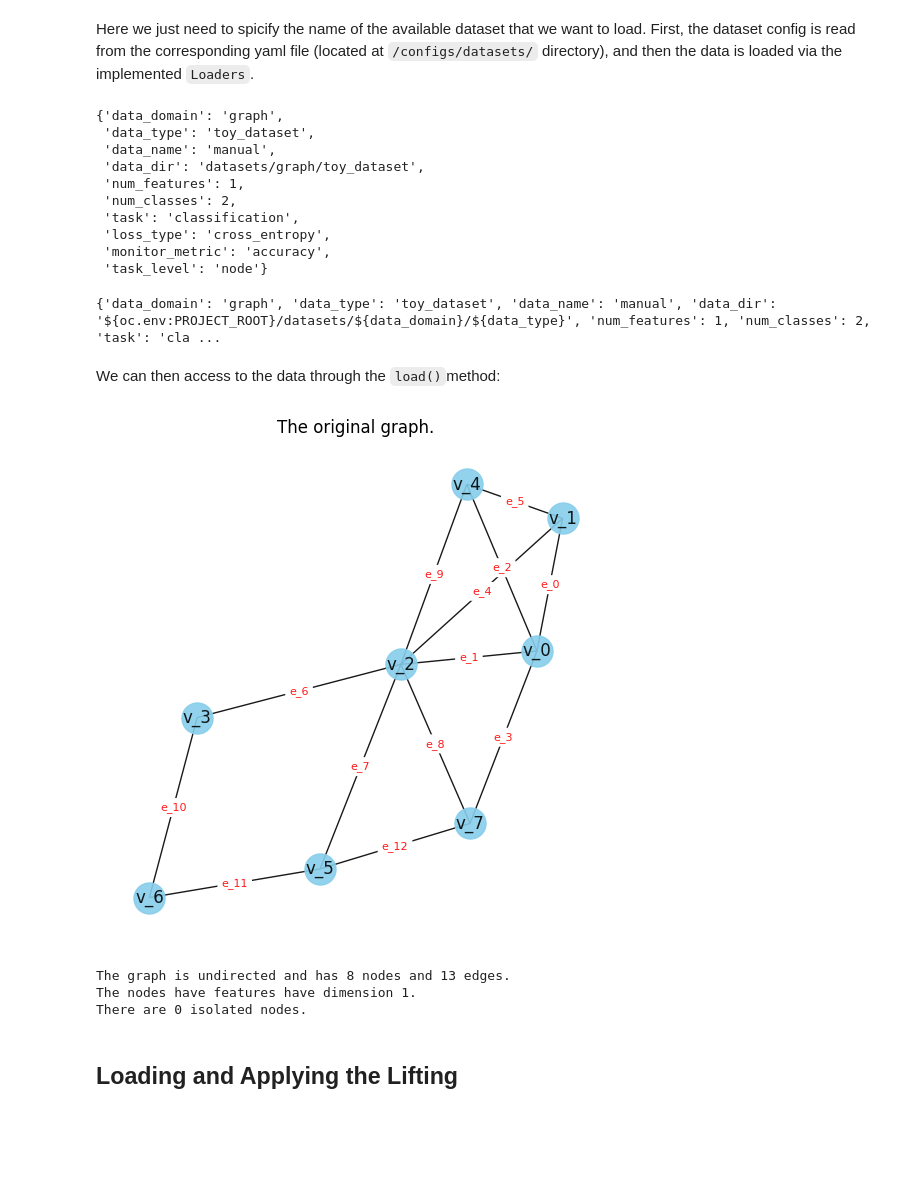
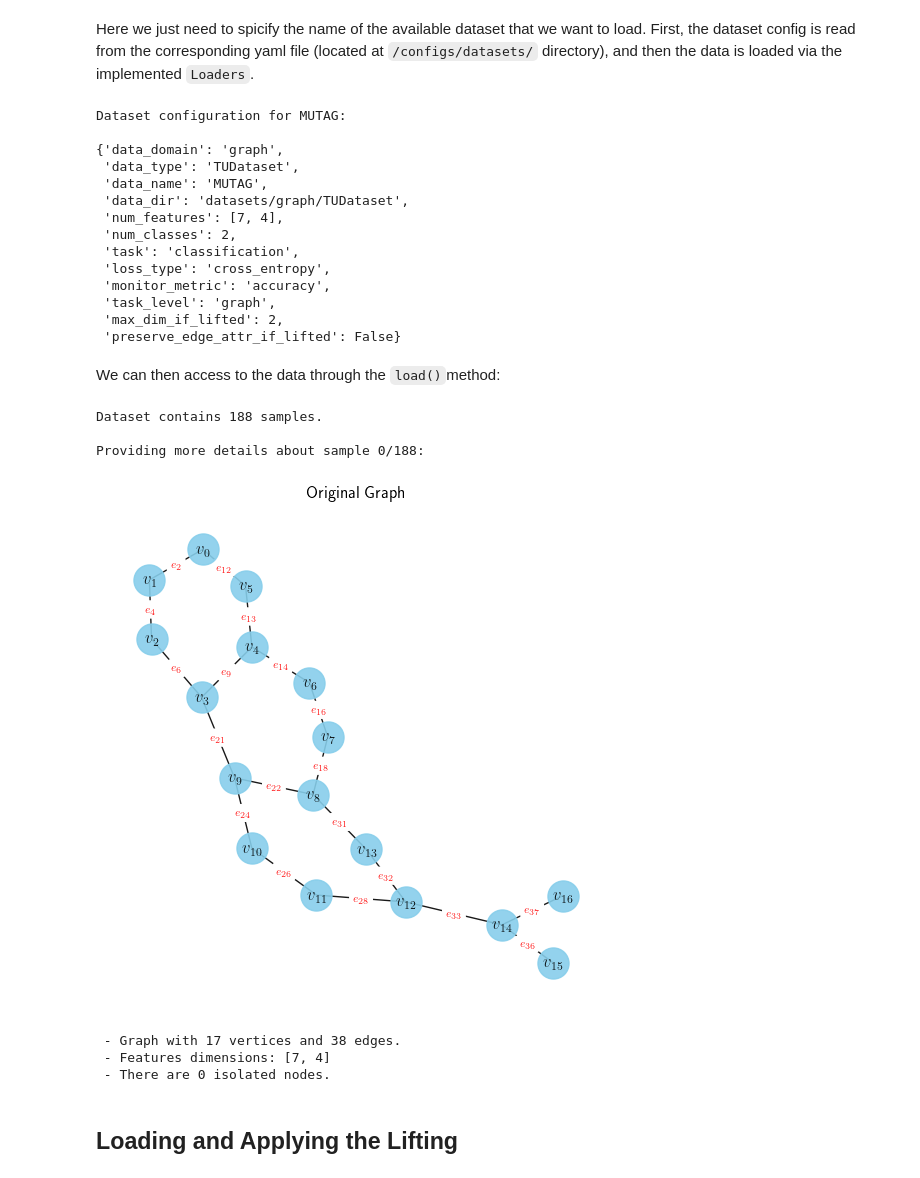
Before and after one commit to pyt-team/challenge-icml-2024, a Jupyter notebook: tutorials/graph2cell/cycle_lifting.ipynb, the cells around one changed output. Drawn from its saved outputs; the diff is of its cells as text; code cells hidden in the pictures; blank space fills up the shorter version.

```diff
--- a/tutorials/graph2cell/cycle_lifting.ipynb
+++ b/tutorials/graph2cell/cycle_lifting.ipynb
@@ -47,49 +43,37 @@ The autoreload extension is already loaded. To reload it, use:
 # %% [markdown]
 Here we just need to spicify the name of the available dataset that we want to load. First, the dataset config is read from the corresponding yaml file (located at `/configs/datasets/` directory), and then the data is loaded via the implemented `Loaders`.
 # %%
-dataset_name = "manual_dataset"
-
+dataset_name = "MUTAG"
 dataset_config = load_dataset_config(dataset_name)
-dataset = GraphLoader(dataset_config)
+loader = GraphLoader(dataset_config)
 # %% [output]
+Dataset configuration for MUTAG:
+
 {'data_domain': 'graph',
- 'data_type': 'toy_dataset',
- 'data_name': 'manual',
- 'data_dir': 'datasets/graph/toy_dataset',
- 'num_features': 1,
+ 'data_type': 'TUDataset',
+ 'data_name': 'MUTAG',
+ 'data_dir': 'datasets/graph/TUDataset',
+ 'num_features': [7, 4],
  'num_classes': 2,
  'task': 'classification',
  'loss_type': 'cross_entropy',
  'monitor_metric': 'accuracy',
- 'task_level': 'node'}
+ 'task_level': 'graph',
+ 'max_dim_if_lifted': 2,
+ 'preserve_edge_attr_if_lifted': False}
-# %%
-dataset_config
-# %% [output]
-{'data_domain': 'graph', 'data_type': 'toy_dataset', 'data_name': 'manual', 'data_dir': '${oc.env:PROJECT_ROOT}/datasets/${data_domain}/${data_type}', 'num_features': 1, 'num_classes': 2, 'task': 'cla ...
 # %% [markdown]
 We can then access to the data through the `load()`method:
-# %%
-data = dataset.load()
-if dataset_name == "manual_dataset":
-    plot_manual_graph(data)
-# %% [output]
-[figure, removed]
-# %%
-print(
-    f"The graph is undirected and has {data.x.shape[0]} nodes and {data.edge_index.shape[1]} edges."
-)
-print(f"The nodes have features have dimension {data.x.shape[1]}.")
-
-connected_nodes = torch.unique(data.edge_index)
-isolated_nodes = []
-for i in range(data.x.shape[0]):
-    if i not in connected_nodes:
-        isolated_nodes.append(i)
-print(f"There are {len(isolated_nodes)} isolated nodes.")
-# %% [output]
-The graph is undirected and has 8 nodes and 13 edges.
-The nodes have features have dimension 1.
-There are 0 isolated nodes.
+# %%
+dataset = loader.load()
+describe_data(dataset)
+# %% [output]
+Dataset contains 188 samples.
+
+Providing more details about sample 0/188:
+[figure, added]
+ - Graph with 17 vertices and 38 edges.
+ - Features dimensions: [7, 4]
+ - There are 0 isolated nodes.
 # %% [markdown]
 ## Loading and Applying the Lifting
 # %% [markdown]
```
Also changed, not shown: parts of 9 cells of this notebook, 21 other files.
